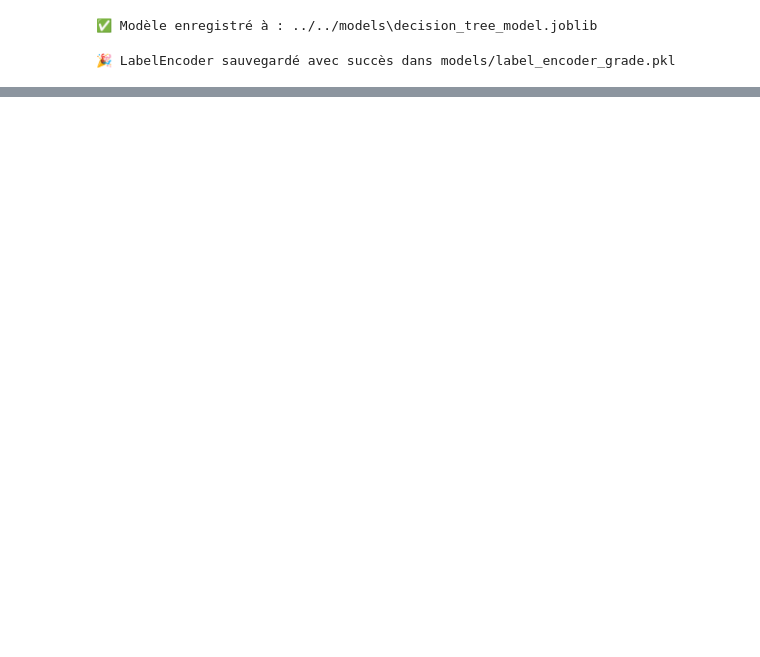
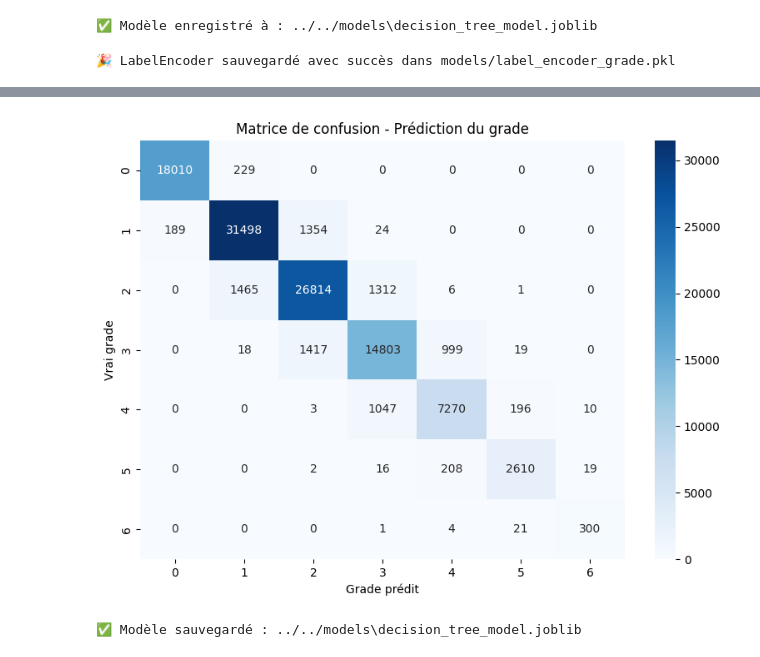
Before and after one commit to pierre-gh-perso/Projet-Credit-pour-tous, a Jupyter notebook: notebooks/discovery/6.modeling_decision_tree_grade.ipynb, the cells around one changed output, grey strips where cells are left out. Drawn from its saved outputs; the diff is of its cells as text; code cells hidden in the pictures; blank space fills up the shorter version.

```diff
--- a/notebooks/discovery/6.modeling_decision_tree_grade.ipynb
+++ b/notebooks/discovery/6.modeling_decision_tree_grade.ipynb
@@ -208,0 +339,67 @@ print("🎉 LabelEncoder sauvegardé avec succès dans models/label_encoder_grad
+# %%
+# 🔹 Chargement des données
+input_path = "../../data/processed/dataset_clean_no_outliers.parquet"
+df = pd.read_parquet(input_path)
+
+# 🔹 Encodage rapide (si pas déjà fait)
+grade_order = sorted(df['grade'].dropna().unique())
+grade_mapping = {grade: idx + 1 for idx, grade in enumerate(grade_order)}
+df['grade_encoded'] = df['grade'].map(grade_mapping)
+
+# Encodage supplémentaire
+df['home_ownership_encoded'] = df['home_ownership'].astype('category').cat.codes
+df['verification_status_encoded'] = df['verification_status'].astype('category').cat.codes
+df['loan_status_encoded'] = (df['loan_status'] == 'Charged Off').astype(int)
+df['purpose_encoded'] = df['purpose'].astype('category').cat.codes
+df['initial_list_status_encoded'] = df['initial_list_status'].map({'w': 1, 'f': 0})
+df['application_type_encoded'] = df['application_type'].astype('category').cat.codes
+
+# 🔹 Sélection des variables explicatives
+features = ['loan_amnt', 'emp_length', 'annual_inc',
+    'home_ownership_encoded', 'purpose_encoded',
+    'int_rate', 'installment', 'term'
+]
+
+X = df[features]
+y = df['grade_encoded']
+
+# 🔹 Découpage Train / Test (70%-30%)
+X_train, X_test, y_train, y_test = train_test_split(X, y, test_size=0.3, random_state=42, stratify=y)
+
+print(f"✅ Jeu d'entraînement : {X_train.shape}")
+print(f"✅ Jeu de test : {X_test.shape}")
+
+# 🔹 Modèle Arbre de Décision
+model = DecisionTreeClassifier(random_state=42)
+model.fit(X_train, y_train)
+
+# 🔹 Prédictions
+y_pred = model.predict(X_test)
+
+# 🔹 Évaluation
+accuracy = accuracy_score(y_test, y_pred)
+print(f"\n🎯 Accuracy du modèle : {accuracy:.4f}")
+
+print("\n🧾 Rapport de classification :")
+print(classification_report(y_test, y_pred))
+
+# 🔹 Matrice de confusion
+conf_matrix = confusion_matrix(y_test, y_pred)
+
+plt.figure(figsize=(8,6))
+sns.heatmap(conf_matrix, annot=True, fmt="d", cmap="Blues")
+plt.title("Matrice de confusion - Prédiction du grade")
+plt.xlabel("Grade prédit")
+plt.ylabel("Vrai grade")
+plt.tight_layout()
+plt.show()
+
+# 🔹 Créer le dossier s'il n'existe pas
+model_dir = "../../models"
+os.makedirs(model_dir, exist_ok=True)
+
+# 🔹 Sauvegarde du modèle entraîné
+model_path = os.path.join(model_dir, "decision_tree_model.joblib")
+joblib.dump(model, model_path)
+print(f"✅ Modèle sauvegardé : {model_path}")
+# %% [output]
@@ -208,0 +425,2 @@ print("🎉 LabelEncoder sauvegardé avec succès dans models/label_encoder_grad
+[figure, added]
+✅ Modèle sauvegardé : ../../models\decision_tree_model.joblib
```
Also changed, not shown: parts of 7 cells of this notebook, 10 other files.
